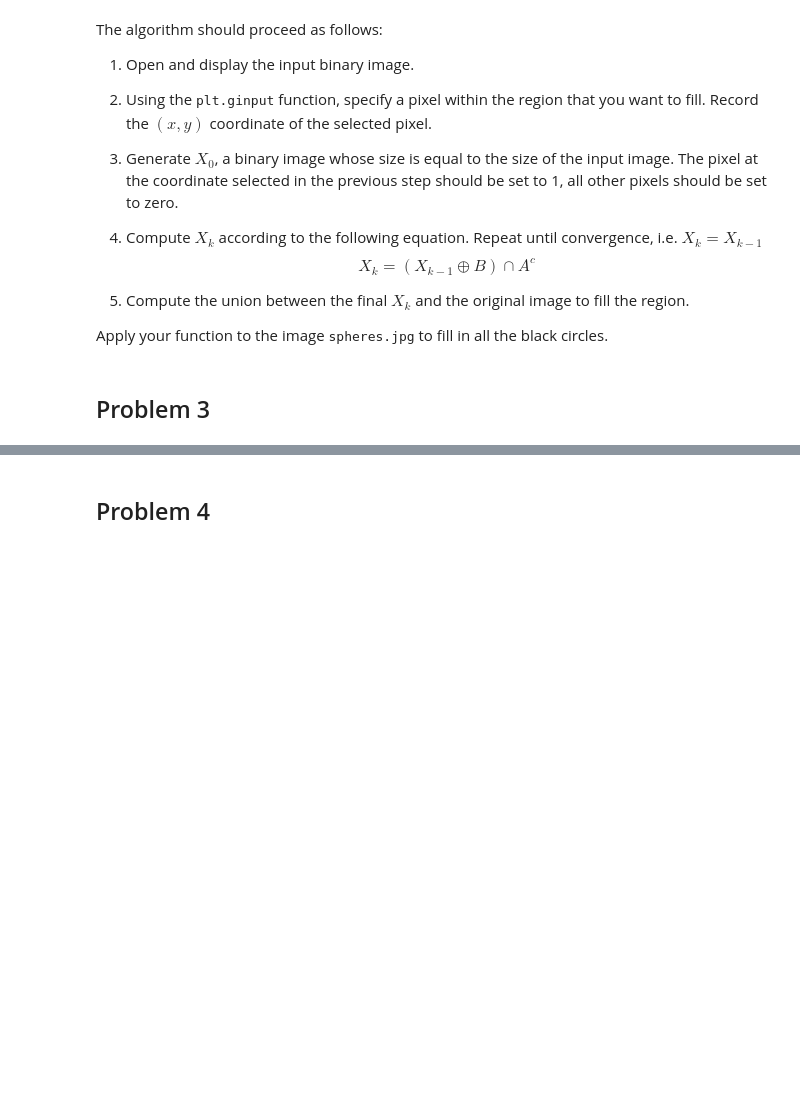
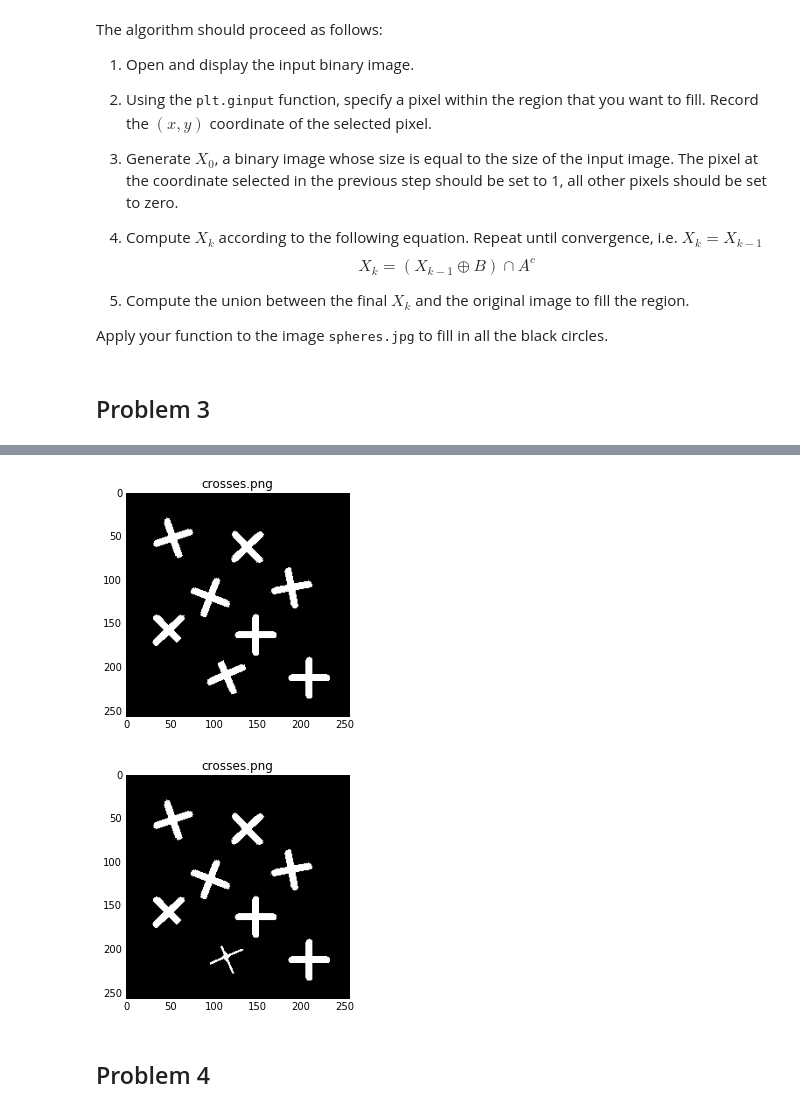
Before and after one commit to karolaya/PDI, a Jupyter notebook: PS-04/problem_set_4.ipynb, the cells around one changed output, grey strips where cells are left out. Cells and saved outputs as stored; diff of their text form; code cells hidden in the pictures; blank space fills up the shorter version.

```diff
--- a/PS-04/problem_set_4.ipynb
+++ b/PS-04/problem_set_4.ipynb
@@ -133,6 +133,28 @@ http://en.wikipedia.org/wiki/Connected_Component_Labeling
 
 <img src="../data/files/crosses.png"/>
 <img src="../data/files/connected.jpg"/>
+# %%
+crosses = rg(files[13])
+spheres = rg(files[35])
+
+def labelConnectedComponents(img):#, adjacency):
+    ret,thresh = cv2.threshold(img, 127, 255, 0)
+    im2, contours, hierarchy = cv2.findContours(thresh, cv2.RETR_TREE, cv2.CHAIN_APPROX_SIMPLE)
+    cnt = contours[4]
+    new = cv2.drawContours(im2, contours, 0, (0,255,0), 3)
+
+    mplt.figure()
+    mplt.imshow(im2, cmap='gray')
+    mplt.title(files[13])
+
+mplt.imshow(crosses, cmap='gray')
+mplt.title(files[13])
+mplt.show()
+
+labelConnectedComponents(crosses)
+# %% [output]
+[figure, added]
+[figure, added]
 # %% [markdown]
 ## Problem 4
 # %% [markdown]
```
Also changed, not shown: 1 other file.
